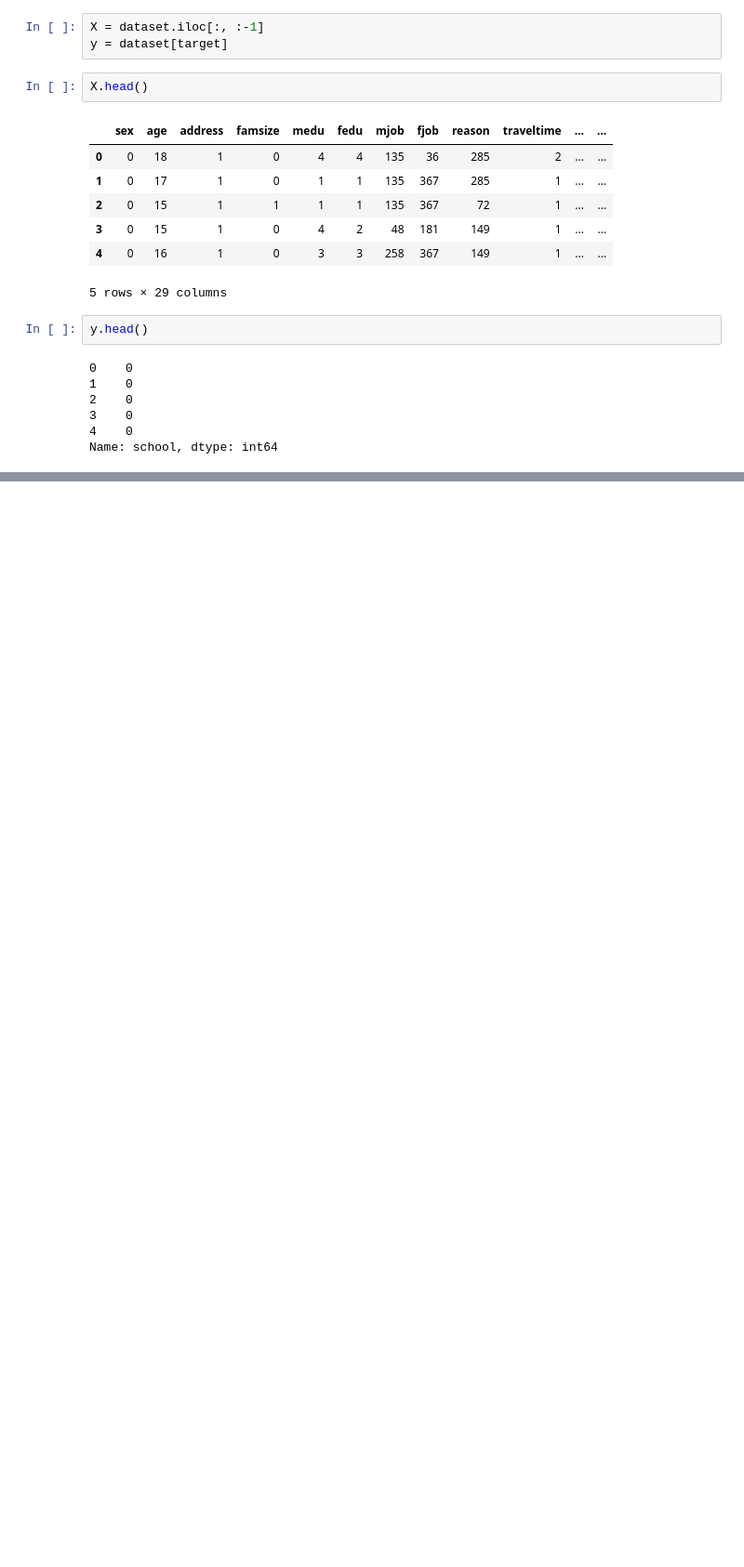
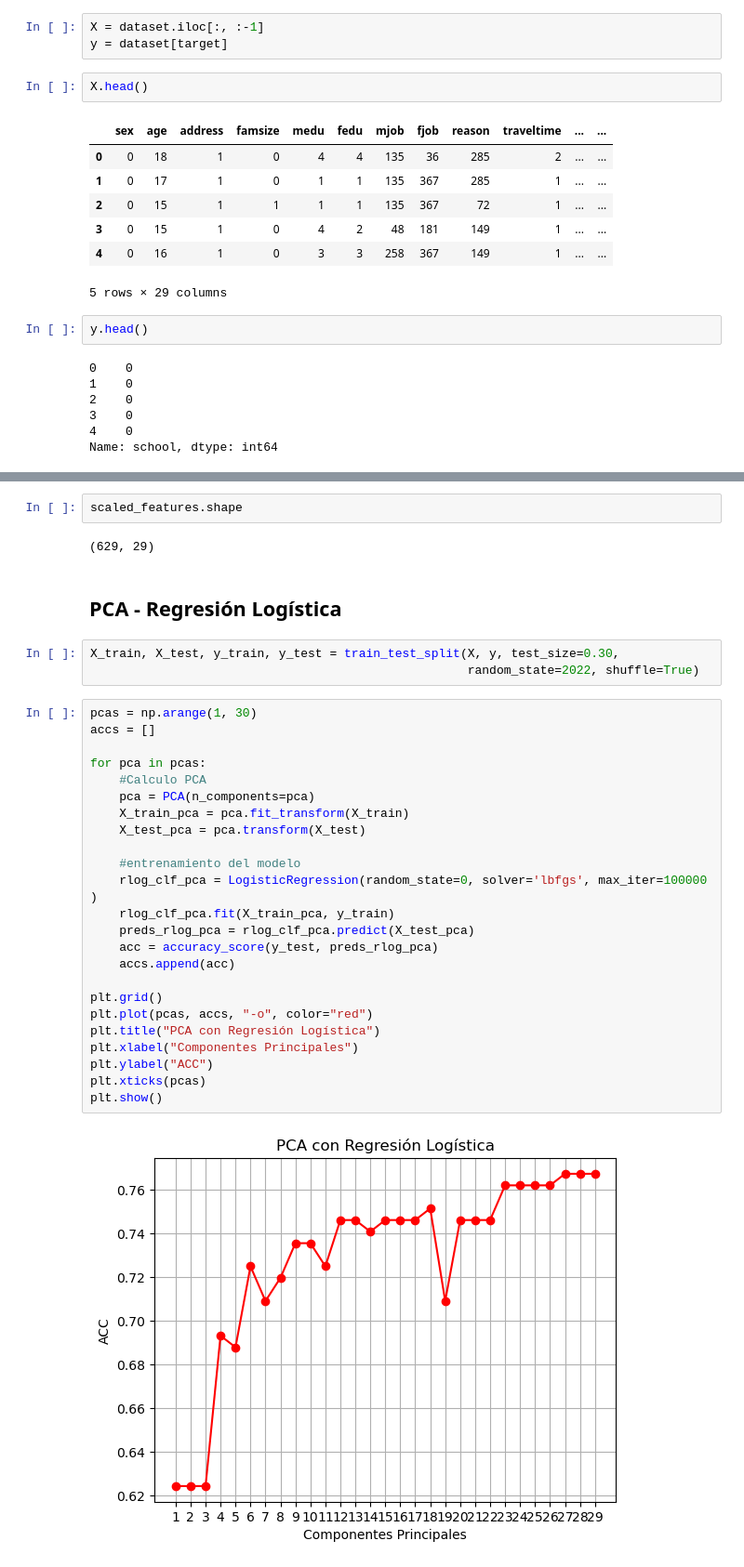
Before and after one commit to duartefrancisco/SLII-ProyectoFinal, a Jupyter notebook: Proyecto.ipynb, the cells around one changed output, grey strips where cells are left out. Shown at 93% size. Cells and saved outputs as stored; diff of their text form; blank space fills up the shorter version.

Commit message:
Modelo finalizado

```diff
--- a/Proyecto.ipynb
+++ b/Proyecto.ipynb
@@ -670,0 +692,35 @@ Name: school, dtype: int64
+# %%
+scaled_features.shape
+# %% [output]
+(629, 29)
+# %% [markdown]
+## PCA - Regresión Logística
+# %%
+X_train, X_test, y_train, y_test = train_test_split(X, y, test_size=0.30,
+                                                    random_state=2022, shuffle=True)
+# %%
+pcas = np.arange(1, 30)
+accs = []
+
+for pca in pcas:
+    #Calculo PCA
+    pca = PCA(n_components=pca)
+    X_train_pca = pca.fit_transform(X_train)
+    X_test_pca = pca.transform(X_test)
+
+    #entrenamiento del modelo
+    rlog_clf_pca = LogisticRegression(random_state=0, solver='lbfgs', max_iter=100000 )
+    rlog_clf_pca.fit(X_train_pca, y_train)
+    preds_rlog_pca = rlog_clf_pca.predict(X_test_pca)
+    acc = accuracy_score(y_test, preds_rlog_pca)
+    accs.append(acc)
+
+plt.grid()
+plt.plot(pcas, accs, "-o", color="red")
+plt.title("PCA con Regresión Logística")
+plt.xlabel("Componentes Principales")
+plt.ylabel("ACC")
+plt.xticks(pcas)
+plt.show()
+# %% [output]
+[figure, added]
```
Also changed, not shown: parts of 9 cells of this notebook.
